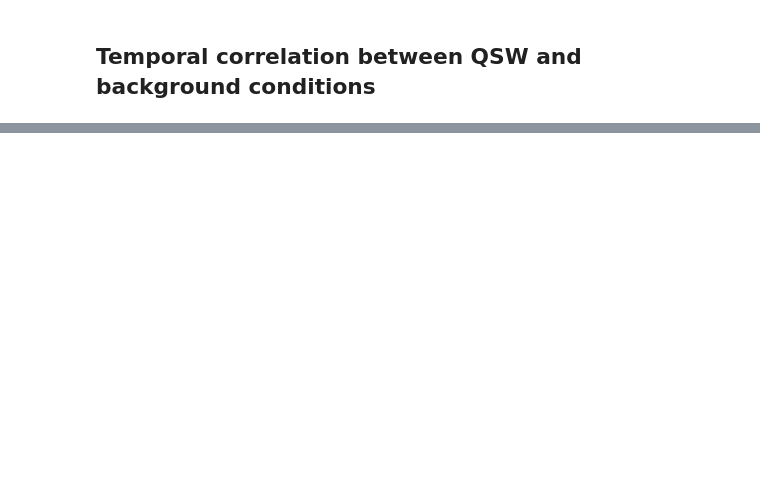
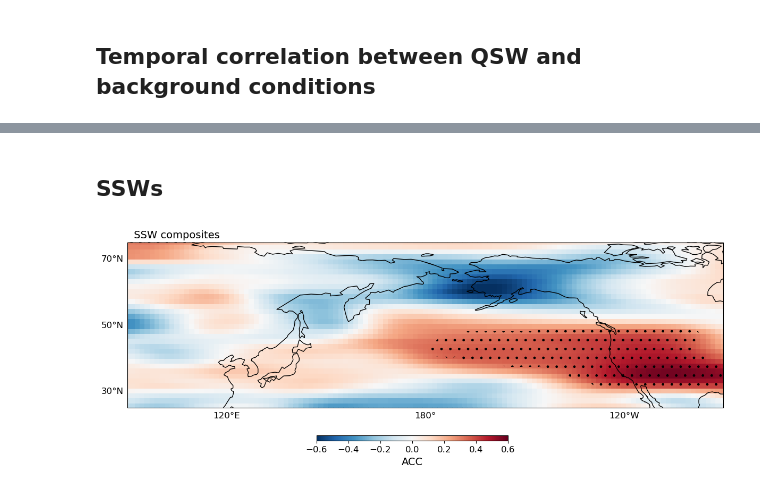
Before and after one commit to Lualawi/2025_Admasu_White, a Jupyter notebook: Linkages.ipynb, the cells around one changed output, grey strips where cells are left out. Cells and saved outputs as stored; diff of their text form; code cells hidden in the pictures; blank space fills up the shorter version.

```diff
--- a/Linkages.ipynb
+++ b/Linkages.ipynb
@@ -1648,0 +1265,2 @@ plt.show()
+# %% [markdown]
+## SSWs
@@ -1648,0 +1312,4 @@ plt.show()
+# %%
+#Select forecast dataset within 10days of SSW initiation
+mask=np.isin(ob_resampled.time.values,ssw_plus10)
+ssw_initdates=ob_resampled.time.values[np.where(mask)]
@@ -1648,0 +1336,14 @@ plt.show()
+# %%
+#skill and bootstrap on ssw dates
+i=0
+o_ssw=anom_obs[models11[i]].sel(time=ssw_initdates)
+f_ssw=anom_models[models11[i]].sel(time=ssw_initdates)
+
+bootdatout_ssw=bootstrap_ssw(fo,ob,init_yrs)
+bootdat_ssw=bootdatout_ssw.mean(dim=['step'])
+
+acc_ssw=acc_new(f_ssw.mean(dim='number'),o_ssw)
+acc_sw=acc_ssw.isel(step=slice(6,21)).mean(dim=['step'])
+sig_ssw=significance(bootdat_ssw,acc_sw)
+
+acc_ssw_plot=acc_sw- acc_mean.isel(step=slice(6,21)).mean(dim=['step'])
@@ -1648,0 +1353,41 @@ plt.show()
+# %%
+#Plot (no fdr)
+fig=plt.figure(figsize=(12,5))
+cm=180
+proj = ccrs.PlateCarree(central_longitude=cm)
+pv=xr.where(sige<0.05,1,np.nan)
+
+
+ax1=fig.add_subplot(111,projection=proj)
+
+pv=xr.where(sig_ssw<0.05,1,np.nan)
+
+ax1.set_xlim([-90,90])
+ax1.set_ylim([25,75])
+m=acc_ssw_plot.plot(x='longitude',y='latitude', ax=ax1, vmax= 0.6,transform=ccrs.PlateCarree(),  add_colorbar=False)
+ax1.contourf(pv.longitude.values,pv.latitude.values,pv.values,hatches='.', color='k', size=100, alpha=0., transform=ccrs.PlateCarree())
+
+
+
+ax1.set_title('')
+ax1.set_title('  SSW composites', fontsize=14,  loc='left')
+gl = ax1.gridlines(crs=ccrs.PlateCarree(),draw_labels=True, dms=True, x_inline=False, y_inline=False,color = "None")
+gl.ylocator = mticker.FixedLocator([30, 50, 70])
+gl.xlabels_top = False
+gl.ylabels_rit2mt = False
+
+
+gl.xlabel_style = {'size': 12}
+gl.ylabel_style = {'size': 12}
+ax1.coastlines()
+
+cbar_ax = fig.add_axes([0.35, 0.15, 0.3, 0.02])
+cbl=fig.colorbar(m, cax=cbar_ax,orientation='horizontal')
+cbl.set_label(label="ACC",size=14)
+cbl.ax.tick_params(labelsize=12)
+plt.tight_layout()
+plt.subplots_adjust(hspace=0.01, bottom=0.2)
+
+plt.savefig('skill_composites_SSW.png')
+# %% [output]
+[figure, added]
```
Also changed, not shown: parts of 112 cells of this notebook, 5 other files.
